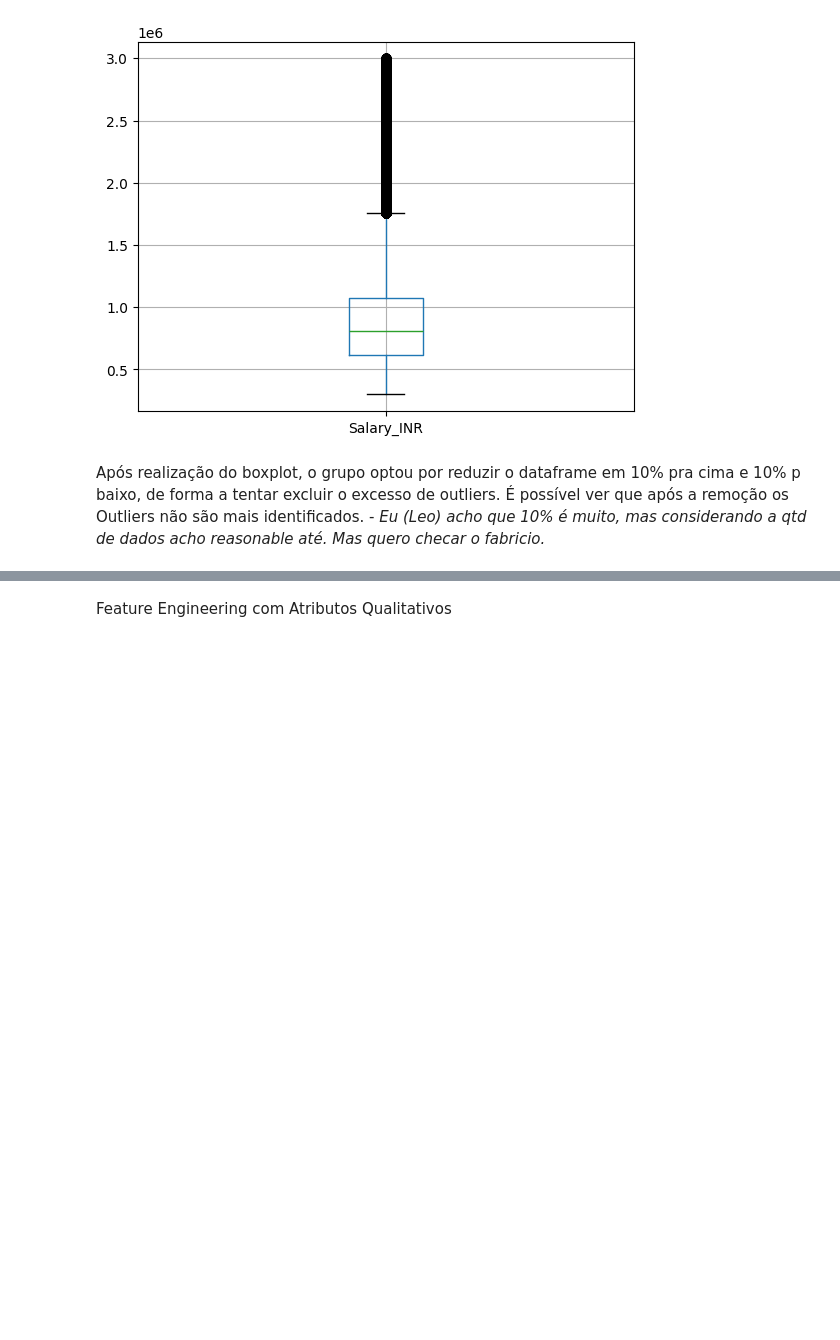
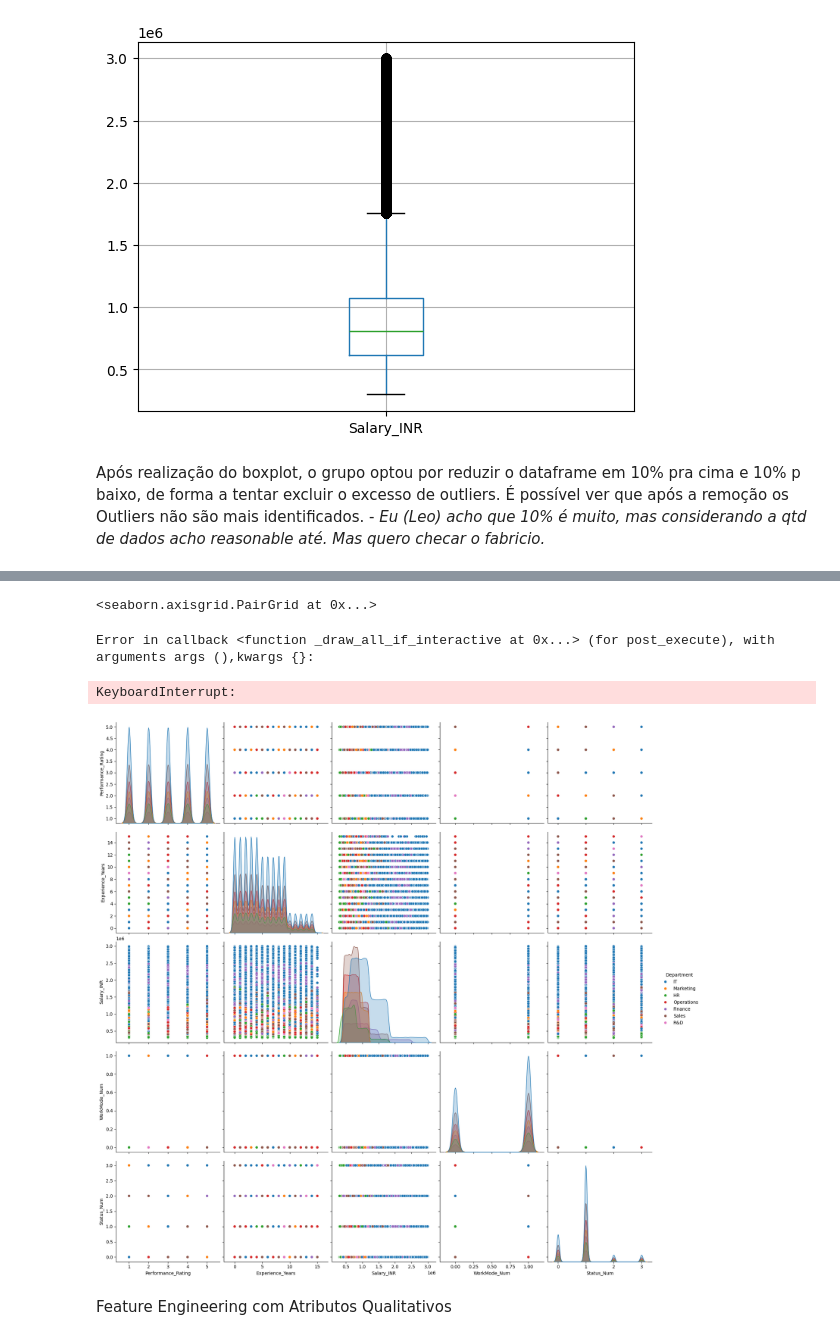
Before and after one commit to EngSoftwareABL/ProjetoAC2_ReconhecimentoPadr-es, a Jupyter notebook: Dataset_Salario.ipynb, the cells around one changed output, grey strips where cells are left out. Drawn from its saved outputs; the diff is of its cells as text; code cells hidden in the pictures; blank space fills up the shorter version.

```diff
--- a/Dataset_Salario.ipynb
+++ b/Dataset_Salario.ipynb
@@ -120,2 +131,10 @@ df_salario.corr(numeric_only=True).style.background_gradient(cmap= 'magma')
+# %%
+df_splot = df_corr[['Performance_Rating', 'Experience_Years', 'Salary_INR',	'WorkMode_Num',	'Status_Num', 'Department']]
+sns.pairplot(df_splot, hue='Department', height=3.5)
+# %% [output]
+<seaborn.axisgrid.PairGrid at 0x...>
+Error in callback <function _draw_all_if_interactive at 0x...> (for post_execute), with arguments args (),kwargs {}:
+KeyboardInterrupt:
+[figure, added]
 # %% [markdown]
 Feature Engineering com Atributos Qualitativos
```
Also changed, not shown: parts of 6 cells of this notebook.
